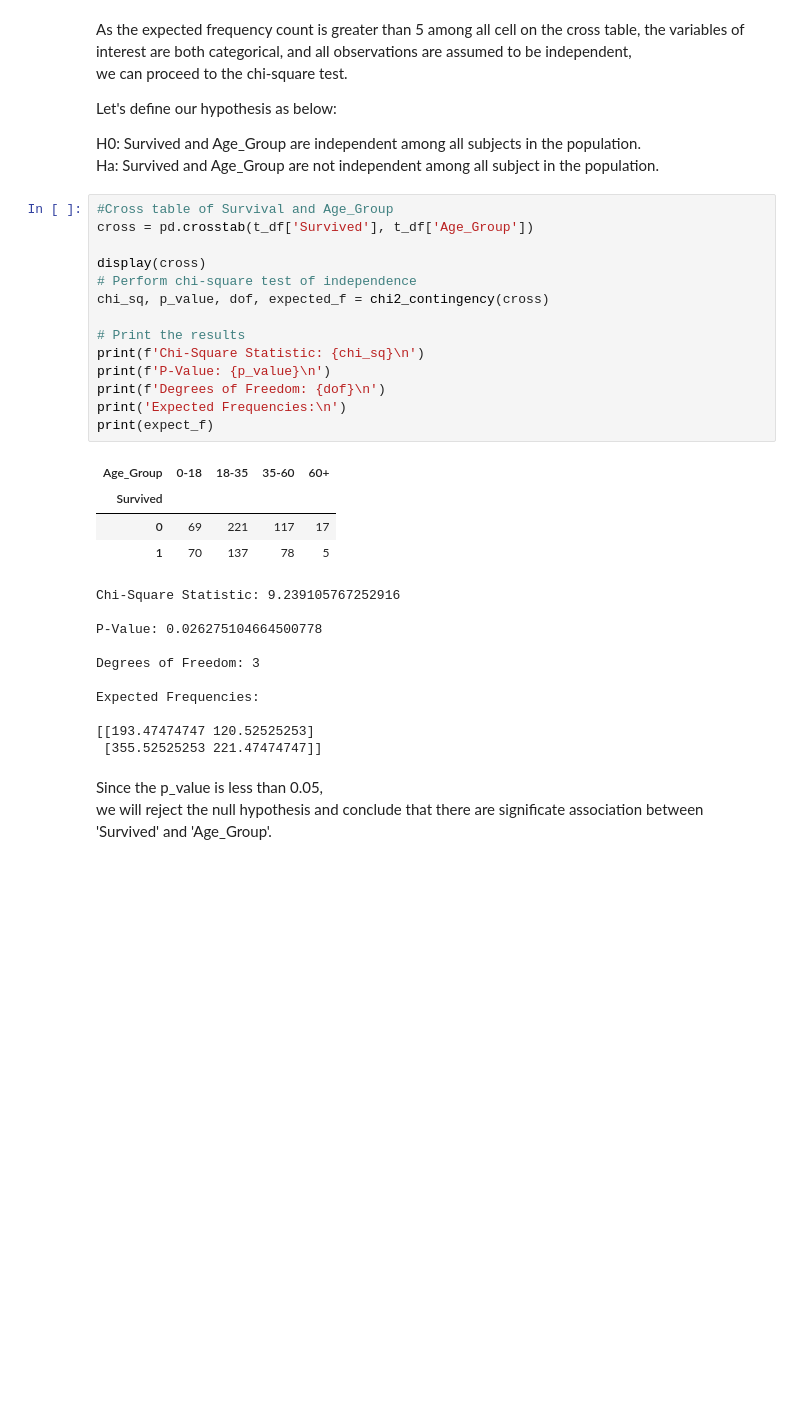
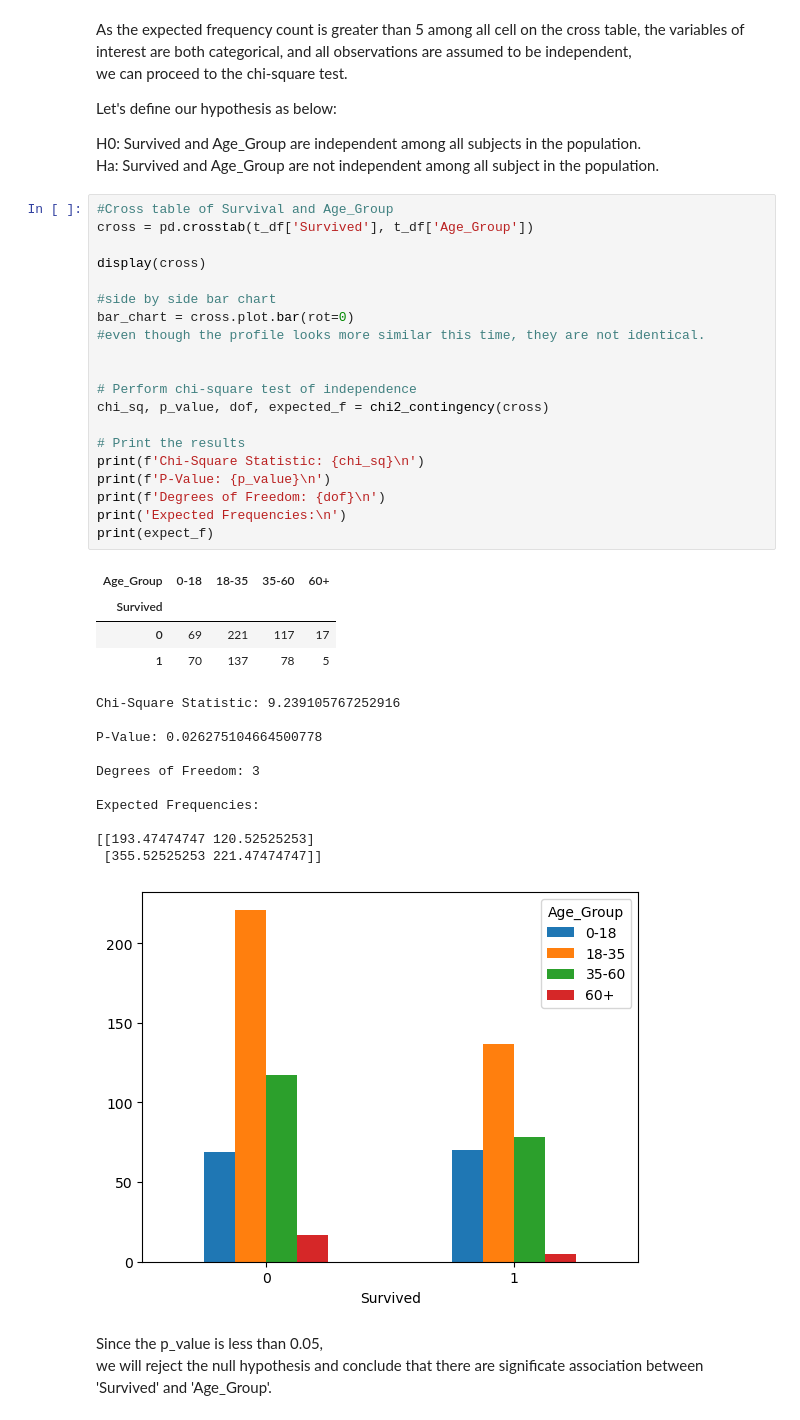
Before and after one commit to haydenchiu/Titanic_Dataset_Analysis, a Jupyter notebook: Src/Assignment_3_Part_2.ipynb, the cells around one changed output. Saved outputs shown, nothing was run; the diff lists cells and outputs as text; blank space fills up the shorter version.

```diff
--- a/Src/Assignment_3_Part_2.ipynb
+++ b/Src/Assignment_3_Part_2.ipynb
@@ -248,32 +251,39 @@ Ha: Survived and Age_Group are not independent among all subject in the populati
 # %%
 #Cross table of Survival and Age_Group
 cross = pd.crosstab(t_df['Survived'], t_df['Age_Group'])
 
 display(cross)
+
+#side by side bar chart
+bar_chart = cross.plot.bar(rot=0)
+#even though the profile looks more similar this time, they are not identical.
+
+
 # Perform chi-square test of independence
 chi_sq, p_value, dof, expected_f = chi2_contingency(cross)
 
 # Print the results
 print(f'Chi-Square Statistic: {chi_sq}\n')
 print(f'P-Value: {p_value}\n')
 print(f'Degrees of Freedom: {dof}\n')
 print('Expected Frequencies:\n')
 print(expect_f)
 # %% [output]
 | Age_Group | 0-18 | 18-35 | 35-60 | 60+ |
 | Survived |  |  |  |  |
 | 0 | 69 | 221 | 117 | 17 |
 | 1 | 70 | 137 | 78 | 5 |
 Chi-Square Statistic: 9.239105767252916
 
 P-Value: 0.026275104664500778
 
 Degrees of Freedom: 3
 
 Expected Frequencies:
 
 [[193.47474747 120.52525253]
  [355.52525253 221.47474747]]
+[figure, added]
 # %% [markdown]
 Since the p_value is less than 0.05,
 we will reject the null hypothesis and conclude that there are significate association between 'Survived' and 'Age_Group'.
```
Also changed, not shown: parts of 1 cell of this notebook, 4 other files.
